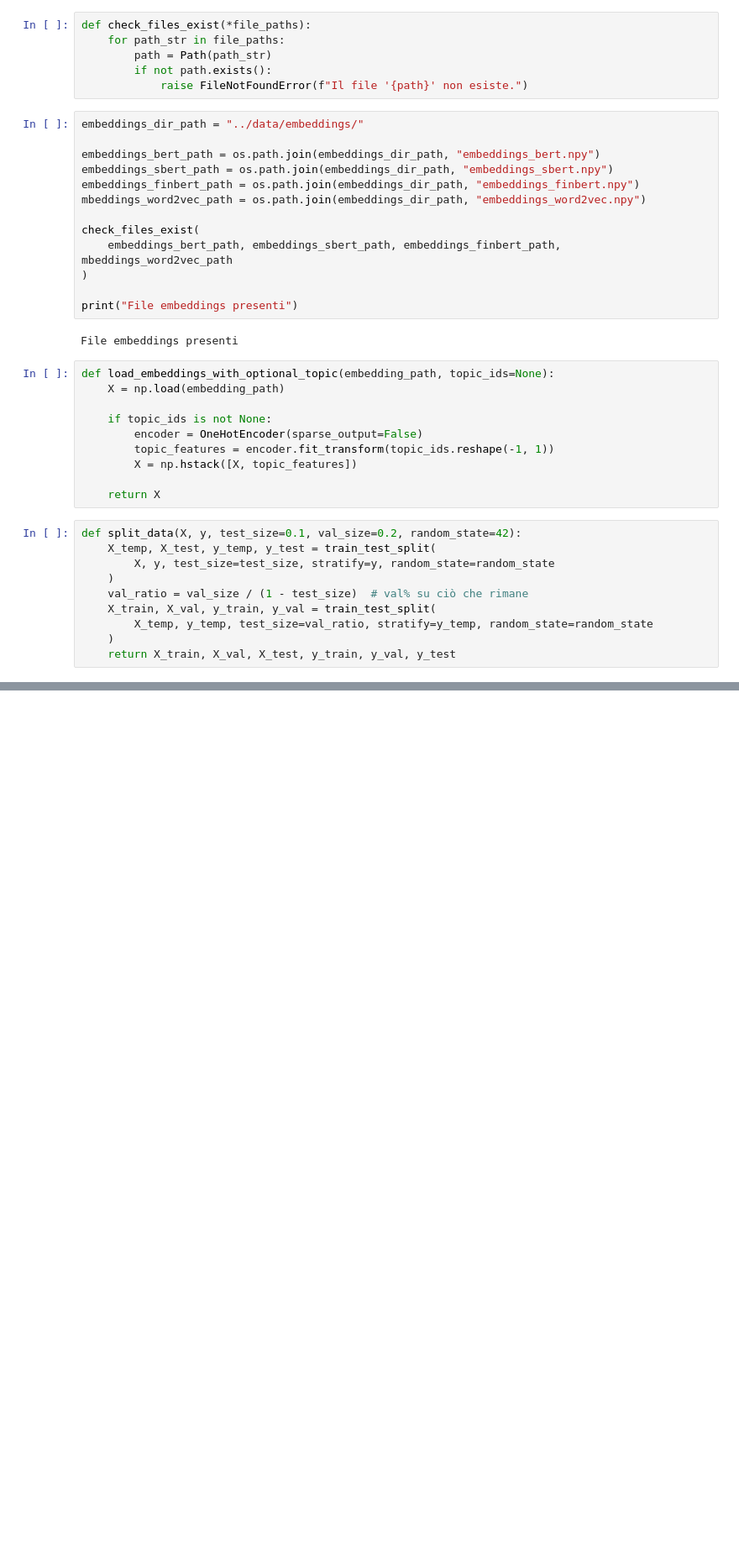
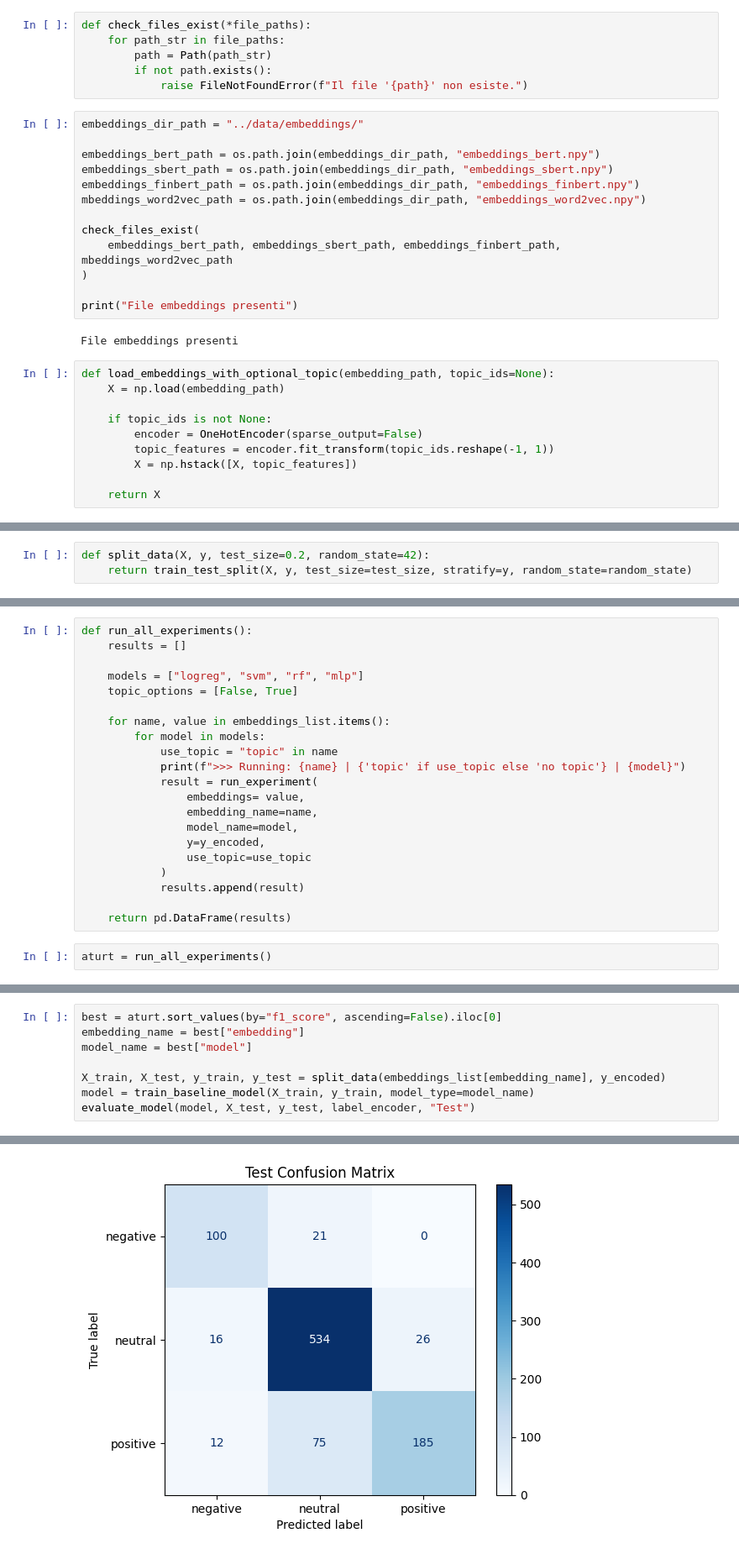
Before and after one commit to IreneGaita/FinSent, a Jupyter notebook: airflow/notebooks/06.train_baseline_models.ipynb, the cells around one changed output, grey strips where cells are left out. Shown: that part at 84% size. Saved outputs shown, nothing was run; the diff lists cells and outputs as text; blank space fills up the shorter version.

Commit message:
Trained baseline models
Trained and evaluated baseline models in 06.train_baseline_models.ipynb.

```diff
--- a/airflow/notebooks/06.train_baseline_models.ipynb
+++ b/airflow/notebooks/06.train_baseline_models.ipynb
@@ -74,15 +81,5 @@ def load_embeddings_with_optional_topic(embedding_path, topic_ids=None):
         X = np.hstack([X, topic_features])
 
     return X
-# %%
-def split_data(X, y, test_size=0.1, val_size=0.2, random_state=42):
-    X_temp, X_test, y_temp, y_test = train_test_split(
-        X, y, test_size=test_size, stratify=y, random_state=random_state
-    )
-    val_ratio = val_size / (1 - test_size)  # val% su ciò che rimane
-    X_train, X_val, y_train, y_val = train_test_split(
-        X_temp, y_temp, test_size=val_ratio, stratify=y_temp, random_state=random_state
-    )
-    return X_train, X_val, X_test, y_train, y_val, y_test
 # %%
 embeddings_bert = load_embeddings_with_optional_topic(embeddings_bert_path)
@@ -141,0 +113,3 @@ positive  1089 (28.25%)  136 (28.16%)  137 (28.36%)
+# %%
+def split_data(X, y, test_size=0.2, random_state=42):
+    return train_test_split(X, y, test_size=test_size, stratify=y, random_state=random_state)
@@ -141,0 +184,23 @@ positive  1089 (28.25%)  136 (28.16%)  137 (28.36%)
+# %%
+def run_all_experiments():
+    results = []
+
+    models = ["logreg", "svm", "rf", "mlp"]
+    topic_options = [False, True]
+
+    for name, value in embeddings_list.items():
+        for model in models:
+            use_topic = "topic" in name
+            print(f">>> Running: {name} | {'topic' if use_topic else 'no topic'} | {model}")
+            result = run_experiment(
+                embeddings= value,
+                embedding_name=name,
+                model_name=model,
+                y=y_encoded,
+                use_topic=use_topic
+            )
+            results.append(result)
+
+    return pd.DataFrame(results)
+# %%
+aturt = run_all_experiments()
@@ -141,0 +261,9 @@ positive  1089 (28.25%)  136 (28.16%)  137 (28.36%)
+# %%
+best = aturt.sort_values(by="f1_score", ascending=False).iloc[0]
+embedding_name = best["embedding"]
+model_name = best["model"]
+
+X_train, X_test, y_train, y_test = split_data(embeddings_list[embedding_name], y_encoded)
+model = train_baseline_model(X_train, y_train, model_type=model_name)
+evaluate_model(model, X_test, y_test, label_encoder, "Test")
+# %% [output]
@@ -141,0 +285 @@ positive  1089 (28.25%)  136 (28.16%)  137 (28.36%)
+[figure, added]
```
Also changed, not shown: parts of 13 cells of this notebook, 5 other files.
